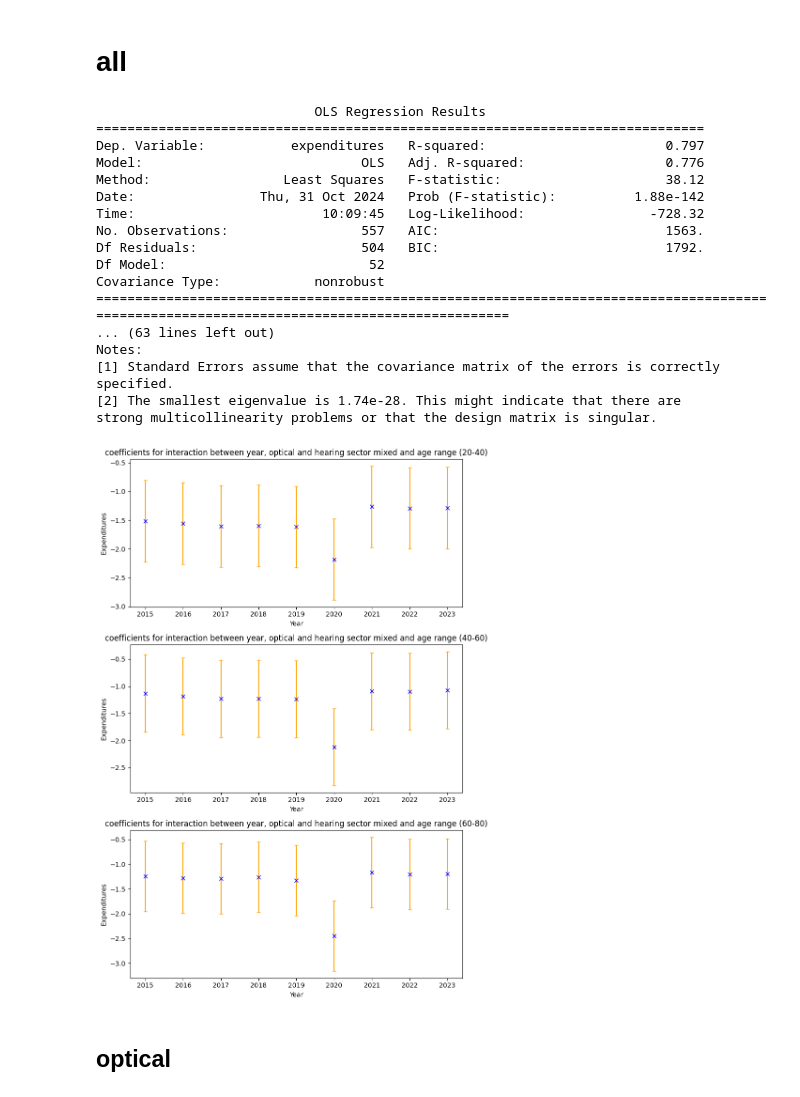
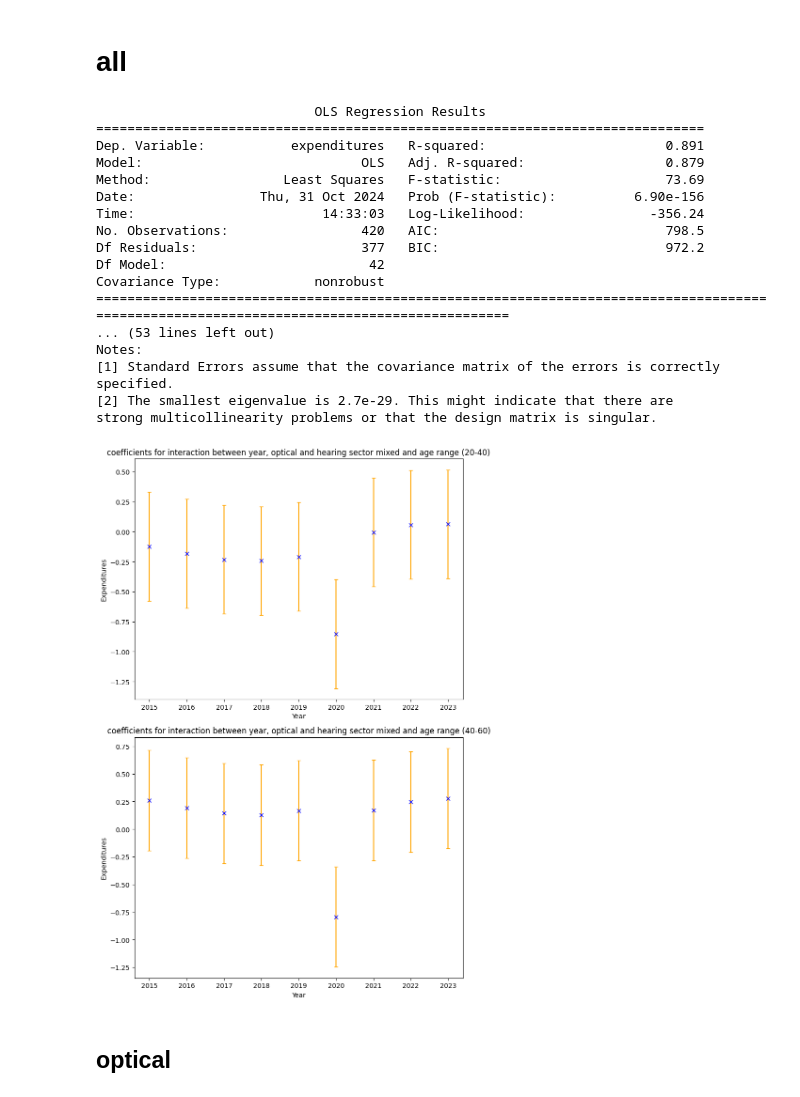
Before and after one commit to bparent11/analysingEffectOfHealthPlanInFrance, a Jupyter notebook: code/regression.ipynb, the cells around one changed output. Saved outputs shown, nothing was run; the diff lists cells and outputs as text; code cells hidden in the pictures.

```diff
--- a/code/regression.ipynb
+++ b/code/regression.ipynb
@@ -709,5 +693,7 @@ Index(['expenditures',
+# %%
+df_aged = df_aged[df_aged["0-20"]!=1]
 # %%
-df_aged = df_aged.drop(columns=["0-20"])
+df_aged = df_aged.drop(columns=["0-20", "60-80"])
 # %%
 interact_columns = df_aged.filter(like="interact.").columns
 dash_columns = [col for col in df_aged.columns if "-" in col]
@@ -740,20 +726,20 @@ print(model.summary())
 # %% [output]
                             OLS Regression Results
 ==============================================================================
-Dep. Variable:           expenditures   R-squared:                       0.797
-Model:                            OLS   Adj. R-squared:                  0.776
-Method:                 Least Squares   F-statistic:                     38.12
-Date:                Thu, 31 Oct 2024   Prob (F-statistic):          1.88e-142
-Time:                        10:09:45   Log-Likelihood:                -728.32
-No. Observations:                 557   AIC:                             1563.
-Df Residuals:                     504   BIC:                             1792.
-Df Model:                          52
+Dep. Variable:           expenditures   R-squared:                       0.891
+Model:                            OLS   Adj. R-squared:                  0.879
+Method:                 Least Squares   F-statistic:                     73.69
+Date:                Thu, 31 Oct 2024   Prob (F-statistic):          6.90e-156
+Time:                        14:33:03   Log-Likelihood:                -356.24
+No. Observations:                 420   AIC:                             798.5
+Df Residuals:                     377   BIC:                             972.2
+Df Model:                          42
 Covariance Type:            nonrobust
 ===========================================================================================================================================
-... (63 lines left out)
+... (53 lines left out)
 Notes:
 [1] Standard Errors assume that the covariance matrix of the errors is correctly specified.
-[2] The smallest eigenvalue is 1.74e-28. This might indicate that there are
+[2] The smallest eigenvalue is 2.7e-29. This might indicate that there are
 strong multicollinearity problems or that the design matrix is singular.
 # %%
 _20_40 = [col for col in X.columns if "20-40" in col]
@@ -778,30 +764,30 @@ interact_60_80_std = std[std.index.str.contains("_60-80")]
 # %%
 width = 0.35
 time_periods = [i+2015 for i in range(9)]
-fig, axes = plt.subplots(3, 1, figsize=(8, 12))
+fig, axes = plt.subplots(2, 1, figsize=(8, 12))
 axes = axes.flatten()
 
 axes[0].errorbar(time_periods, interact_20_40.iloc[:,0], yerr=interact_20_40_std.iloc[:,0], fmt='x', color='blue', ecolor='orange', capsize=3)
 axes[0].set_title(
     "coefficients for interaction between year, optical and hearing sector mixed and age range (20-40)"
 )
 
 axes[1].errorbar(time_periods, interact_40_60.iloc[:,0], yerr=interact_40_60_std.iloc[:,0], fmt='x', color='blue', ecolor='orange', capsize=3)
 axes[1].set_title("coefficients for interaction between year, optical and hearing sector mixed and age range (40-60)")
 
-axes[2].errorbar(time_periods, interact_60_80.iloc[:,0], yerr=interact_60_80_std.iloc[:,0], fmt='x', color='blue', ecolor='orange', capsize=3)
-axes[2].set_title("coefficients for interaction between year, optical and hearing sector mixed and age range (60-80)")
+#axes[2].errorbar(time_periods, interact_60_80.iloc[:,0], yerr=interact_60_80_std.iloc[:,0], fmt='x', color='blue', ecolor='orange', capsize=3)
+#axes[2].set_title("coefficients for interaction between year, optical and hearing sector mixed and age range (60-80)")
 
 for i in range(len(axes)):
 
     axes[i].set_xlabel("Year")
     axes[i].set_ylabel("Expenditures")
     axes[i].set_xticks(time_periods)
 
 plt.tight_layout()
 plt.show()
 # %% [output]
-[figure, old version]
+[figure, new version]
 # %% [markdown]
 ## optical
 # %%
```
Also changed, not shown: parts of 18 cells of this notebook.
